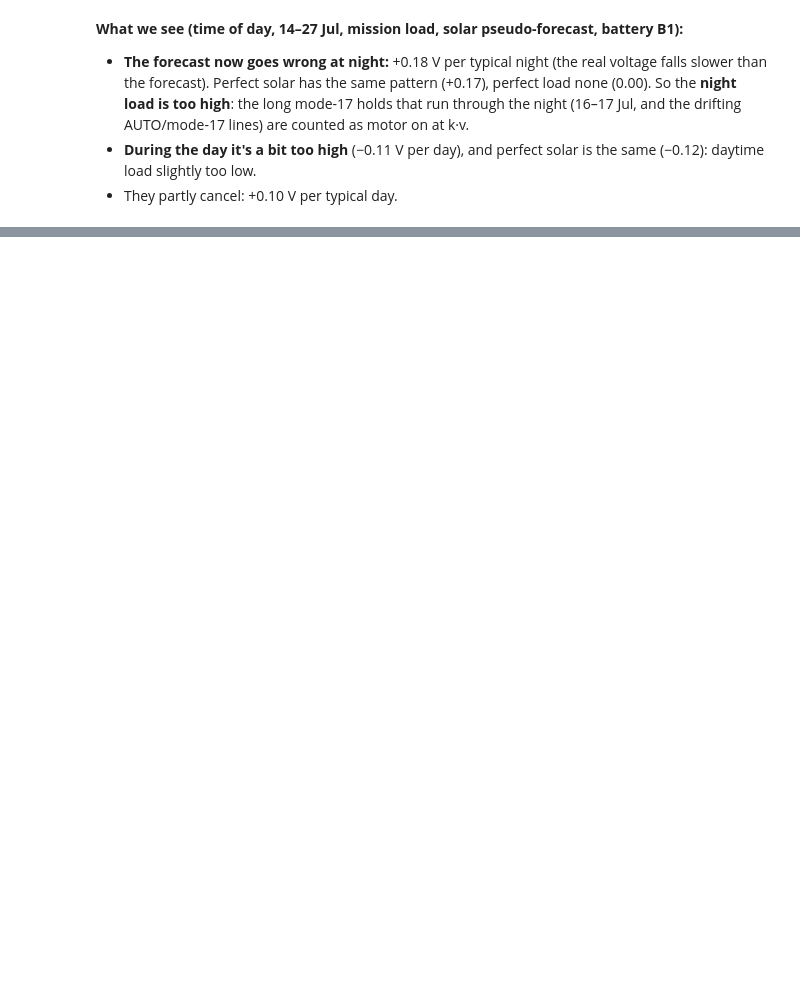
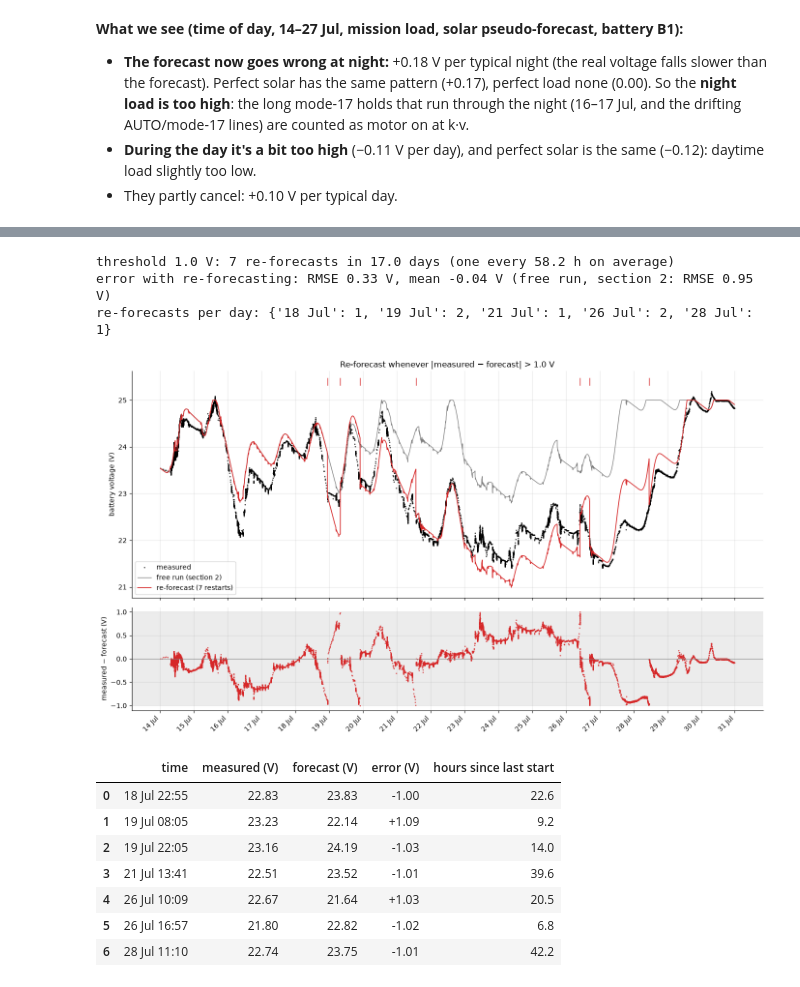
Before and after one commit to Xizesse/asv_power_manager, a Jupyter notebook: notebooks/12_prediction_model.ipynb, the cells around one changed output, grey strips where cells are left out. Saved outputs shown, nothing was run; the diff lists cells and outputs as text; code cells hidden in the pictures; blank space fills up the shorter version.

```diff
--- a/notebooks/12_prediction_model.ipynb
+++ b/notebooks/12_prediction_model.ipynb
@@ -473,0 +479,70 @@ error built per typical day (V), by part of the day (sum of the hourly mean rate
+# %%
+THRESHOLD_V = 1.0                # re-forecast when |measured − forecast| > this
+MAX_REFORECASTS = 200
+CHUNK = pd.Timedelta("48h")             # forecast in 48 h chunks, so a restart doesn't recompute to the end
+
+def v_now(t, back="5min"):
+    """Measured voltage at t from the readings up to t (no look-ahead)."""
+    return volts[t - pd.Timedelta(back): t].median()
+
+def reforecast(t0, t1, threshold=THRESHOLD_V):
+    """Stitched forecast from t0 to t1 that restarts from the measured voltage when the error passes `threshold`."""
+    parts, restarts = [], []
+    start, v0 = t0, v_at(t0)
+    while start < t1 and len(restarts) <= MAX_REFORECASTS:
+        end = min(start + CHUNK, t1)
+        f = forecast(start, (end - start).total_seconds() / 3600, v0=v0)
+        meas = volts[(volts.index > start) & (volts.index <= end)]
+        err = meas.values - f.V.reindex(meas.index.floor("min")).values
+        hit = np.flatnonzero(np.abs(err) > threshold)
+        if len(hit):                                         # too far off: cut here, forecast again from the measured voltage
+            t_hit = meas.index[hit[0]]
+            parts.append(f[f.index < t_hit.floor("min")])
+            restarts.append({"time": t_hit, "measured (V)": meas.iloc[hit[0]], "forecast (V)": meas.iloc[hit[0]] - err[hit[0]],
+                             "error (V)": err[hit[0]], "hours since last start": (t_hit - start).total_seconds() / 3600})
+            start, v0 = t_hit.floor("min"), v_now(t_hit)
+        else:                                                # fine for this chunk: carry on from the forecast's own voltage
+            parts.append(f.iloc[:-1] if end < t1 else f)
+            if end >= t1:                                    # last chunk done (t1 is mid-minute, so start would never reach it)
+                break
+            start, v0 = f.index[-1], f.V.iloc[-1]
+    return pd.concat(parts), pd.DataFrame(restarts)
+
+re_f, restarts = reforecast(t0, t1)
+err_re = pd.Series(volts.values - re_f.V.reindex(volts.index.floor("min")).values, index=volts.index)
+print(f"threshold {THRESHOLD_V} V: {len(restarts)} re-forecasts in {(t1 - t0).total_seconds() / 86400:.1f} days "
+      f"(one every {(t1 - t0).total_seconds() / 3600 / max(len(restarts), 1):.1f} h on average)")
+print(f"error with re-forecasting: RMSE {np.sqrt(np.nanmean(err_re ** 2)):.2f} V, mean {np.nanmean(err_re):+.2f} V "
+      f"(free run, section 2: RMSE {np.sqrt(np.nanmean(err_full ** 2)):.2f} V)")
+print("re-forecasts per day:", restarts.groupby(restarts.time.dt.strftime("%d %b")).size().to_dict() if len(restarts) else {})
+
+fig, (ax, ax2) = plt.subplots(2, 1, figsize=(14, 8), sharex=True, gridspec_kw={"height_ratios": [2.2, 1]})
+ax.plot(volts.index, volts.values, ".", ms=1.5, color="k", label="measured")
+ax.plot(full.index, full.V, color="grey", lw=1, label="free run (section 2)")
+ax.plot(re_f.index, re_f.V, color="#d62728", lw=1.2, label=f"re-forecast ({len(restarts)} restarts)")
+if len(restarts):
+    ax.plot(restarts.time, np.full(len(restarts), ax.get_ylim()[1]), "|", ms=12, color="#d62728")
+ax.set_ylabel("battery voltage (V)"); ax.legend(loc="lower left")
+ax.set_title(f"Re-forecast whenever |measured − forecast| > {THRESHOLD_V} V")
+ax2.plot(err_re.index, err_re.values, ".", ms=1.5, color="#d62728")
+ax2.axhspan(-THRESHOLD_V, THRESHOLD_V, color="grey", alpha=0.15, lw=0)
+ax2.axhline(0, color="grey", lw=0.8); ax2.set_ylabel("measured − forecast (V)")
+ax2.xaxis.set_major_locator(mdates.DayLocator()); ax2.xaxis.set_major_formatter(mdates.DateFormatter("%d %b"))
+plt.setp(ax2.get_xticklabels(), rotation=45, ha="right")
+plt.tight_layout(); plt.show()
+
+restarts.style.format({"time": "{:%d %b %H:%M}", "measured (V)": "{:.2f}", "forecast (V)": "{:.2f}", "error (V)": "{:+.2f}",
+                       "hours since last start": "{:.1f}"}) if len(restarts) else "no re-forecasts"
+# %% [output]
+threshold 1.0 V: 7 re-forecasts in 17.0 days (one every 58.2 h on average)
+error with re-forecasting: RMSE 0.33 V, mean -0.04 V (free run, section 2: RMSE 0.95 V)
+re-forecasts per day: {'18 Jul': 1, '19 Jul': 2, '21 Jul': 1, '26 Jul': 2, '28 Jul': 1}
+[figure, added]
+|  | time | measured (V) | forecast (V) | error (V) | hours since last start |
+| 0 | 18 Jul 22:55 | 22.83 | 23.83 | -1.00 | 22.6 |
+| 1 | 19 Jul 08:05 | 23.23 | 22.14 | +1.09 | 9.2 |
+| 2 | 19 Jul 22:05 | 23.16 | 24.19 | -1.03 | 14.0 |
+| 3 | 21 Jul 13:41 | 22.51 | 23.52 | -1.01 | 39.6 |
+| 4 | 26 Jul 10:09 | 22.67 | 21.64 | +1.03 | 20.5 |
+| 5 | 26 Jul 16:57 | 21.80 | 22.82 | -1.02 | 6.8 |
+| 6 | 28 Jul 11:10 | 22.74 | 23.75 | -1.01 | 42.2 |
```
Also changed, not shown: parts of 11 cells of this notebook, 26 other files.
